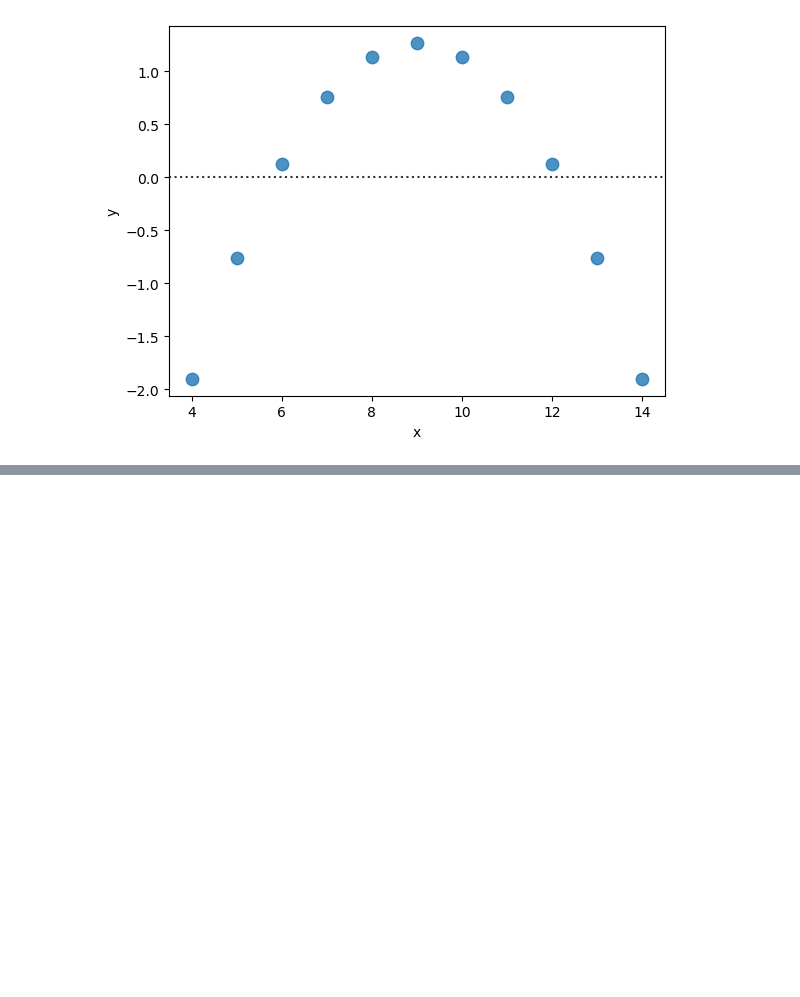
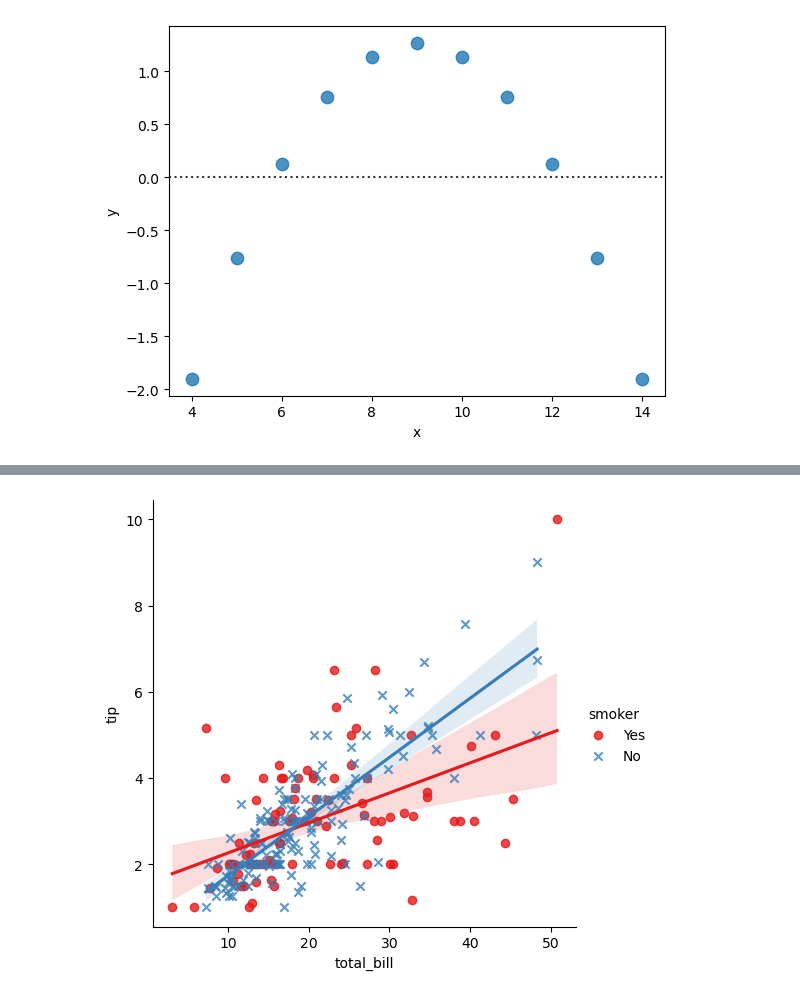
Before and after one commit to jhwn533/Pallet-Town, a Jupyter notebook: Seaborn_Tutorial/Estimating regression fits.ipynb, the cells around one changed output, grey strips where cells are left out. Saved outputs shown, nothing was run; the diff lists cells and outputs as text; code cells hidden in the pictures; blank space fills up the shorter version.

```diff
--- a/Seaborn_Tutorial/Estimating regression fits.ipynb
+++ b/Seaborn_Tutorial/Estimating regression fits.ipynb
@@ -126,0 +138,6 @@ sns.residplot(x="x", y="y", data=anscombe.query("dataset == 'II'"),
+# %%
+# relplot()과 달리 분산형 차트의 스타일 속성에 고유 변수를 매핑할 수는 없지만 색조 변수를 마커 모양과 중복 코딩 가능:
+sns.lmplot(x="total_bill", y="tip", hue="smoker", data=tips,
+           markers=["o", "x"], palette="Set1");
+# %% [output]
+[figure, added]
```
Also changed, not shown: parts of 8 cells of this notebook.
